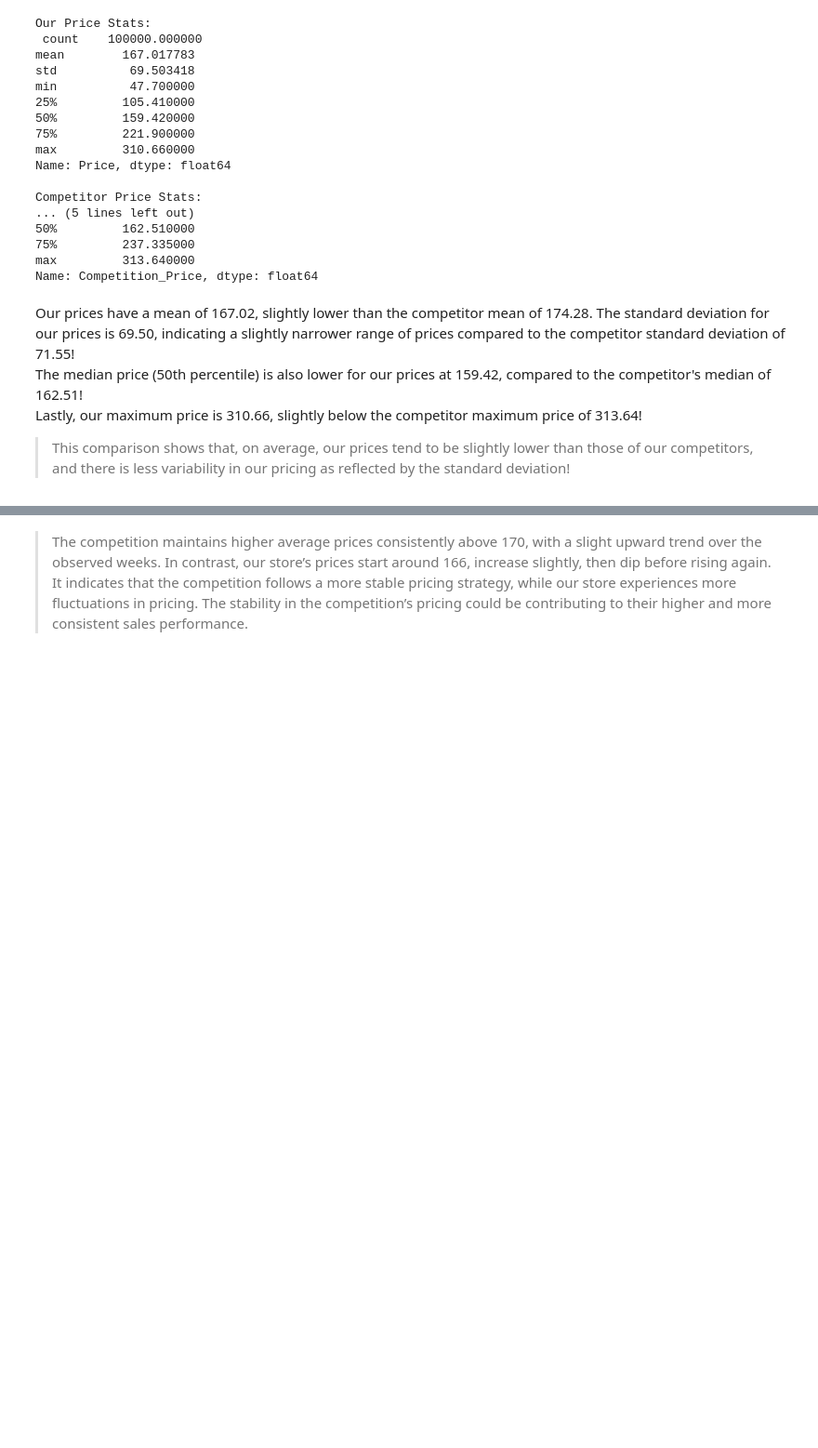
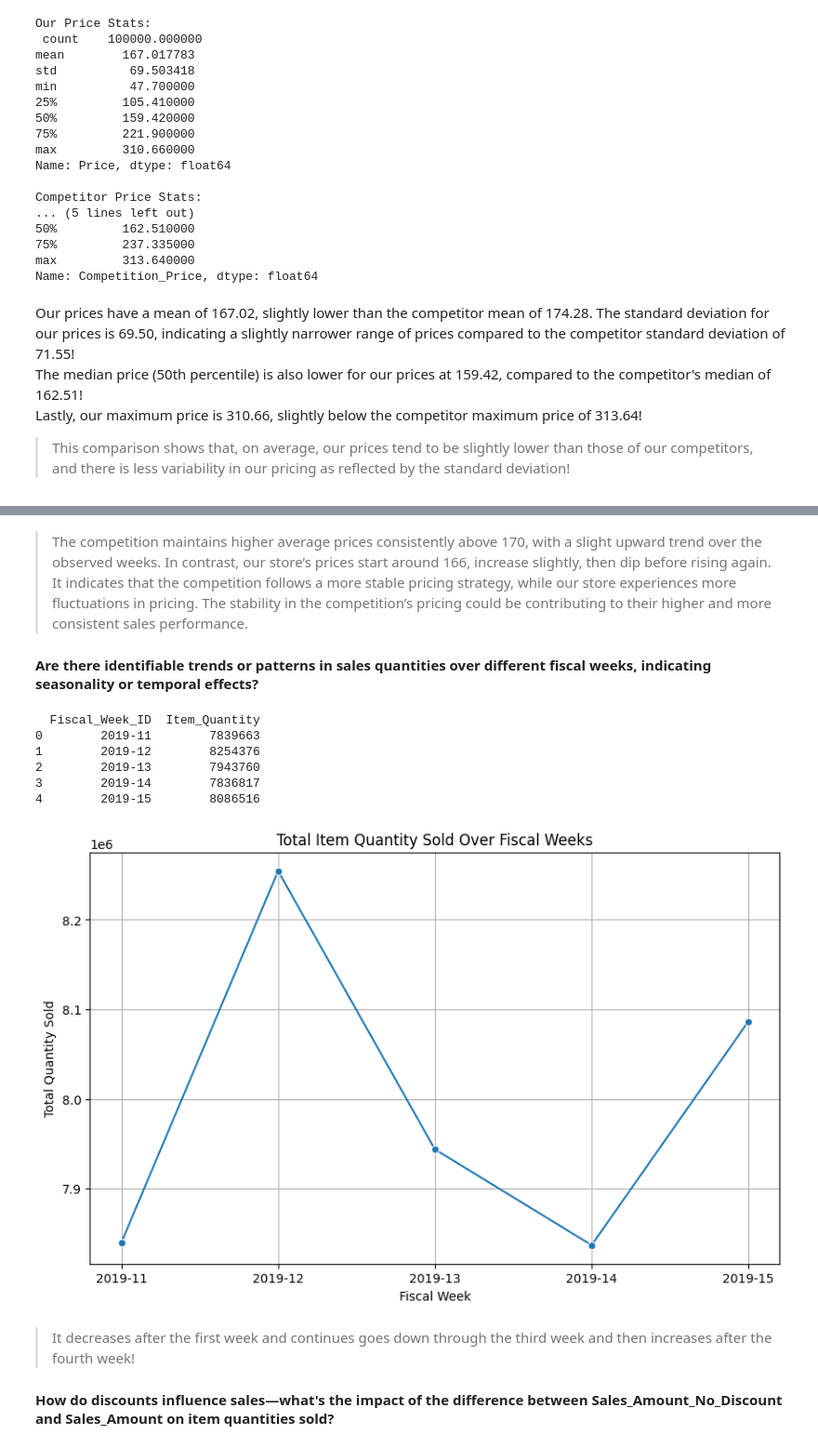
Before and after one commit to Darknight47/Data-Science-Project-02, a Jupyter notebook: price_optimization.ipynb, the cells around one changed output, grey strips where cells are left out. Shown at 93% size. Drawn from its saved outputs; the diff is of its cells as text; code cells hidden in the pictures; blank space fills up the shorter version.

Commit message:
trends or patterns

```diff
--- a/price_optimization.ipynb
+++ b/price_optimization.ipynb
@@ -145,2 +145,31 @@ plt.show()
 # %% [markdown]
 > The competition maintains higher average prices consistently above 170, with a slight upward trend over the observed weeks. In contrast, our store’s prices start around 166, increase slightly, then dip before rising again. It indicates that the competition follows a more stable pricing strategy, while our store experiences more fluctuations in pricing. The stability in the competition’s pricing could be contributing to their higher and more consistent sales performance.
+
+#### Are there identifiable trends or patterns in sales quantities over different fiscal weeks, indicating seasonality or temporal effects?
+# %%
+# Group by Fiscal_Week_Id and sum Item_Quantity
+weekly_sales = dataset.groupby('Fiscal_Week_ID')['Item_Quantity'].sum().reset_index()
+
+# Display the result
+print(weekly_sales)
+# %% [output]
+  Fiscal_Week_ID  Item_Quantity
+0        2019-11        7839663
+1        2019-12        8254376
+2        2019-13        7943760
+3        2019-14        7836817
+4        2019-15        8086516
+# %%
+plt.figure(figsize=(10, 6))
+sns.lineplot(data=weekly_sales, x='Fiscal_Week_ID', y='Item_Quantity', marker='o')
+plt.title('Total Item Quantity Sold Over Fiscal Weeks')
+plt.xlabel('Fiscal Week')
+plt.ylabel('Total Quantity Sold')
+plt.grid(True)
+plt.show()
+# %% [output]
+[figure, added]
+# %% [markdown]
+> It decreases after the first week and continues goes down through the third week and then increases after the fourth week!
+
+#### How do discounts influence sales—what's the impact of the difference between Sales_Amount_No_Discount and Sales_Amount on item quantities sold?
```
Also changed, not shown: parts of 1 cell of this notebook.
